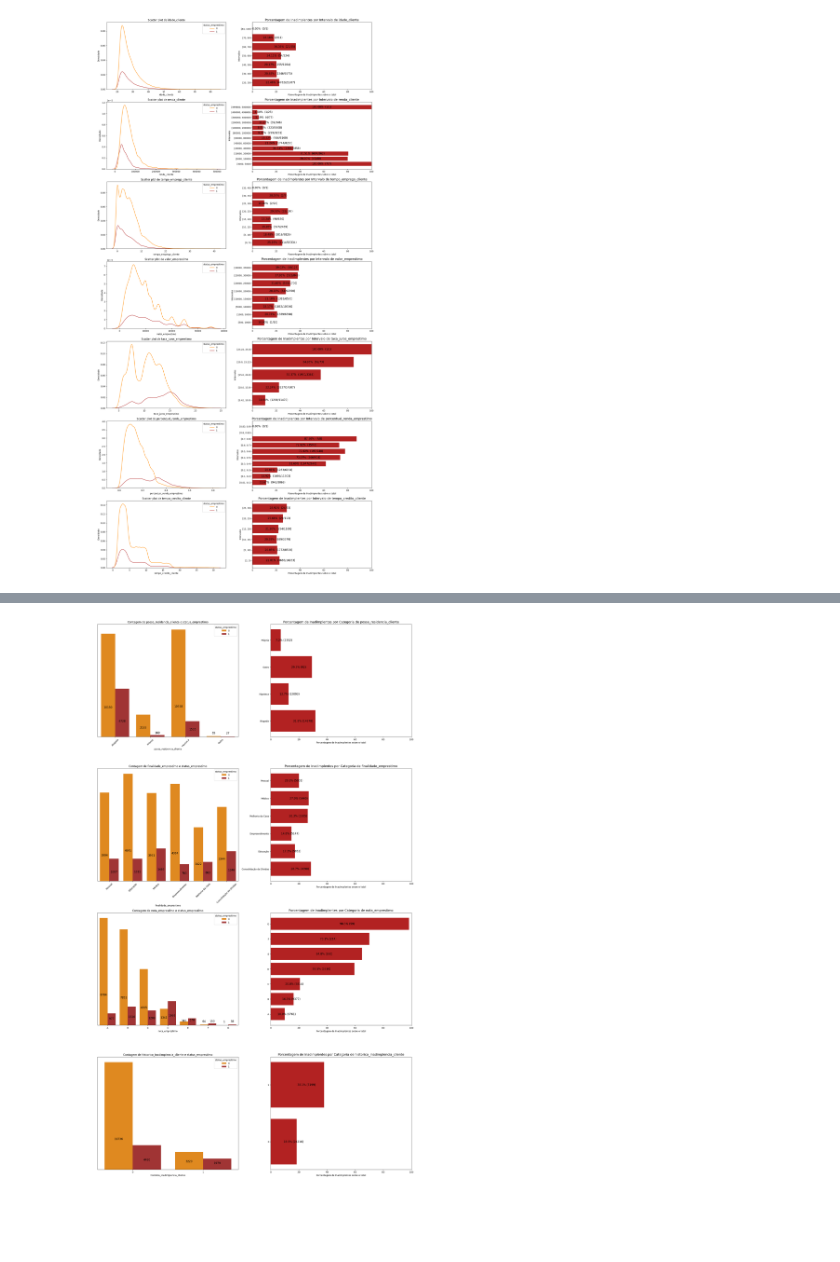
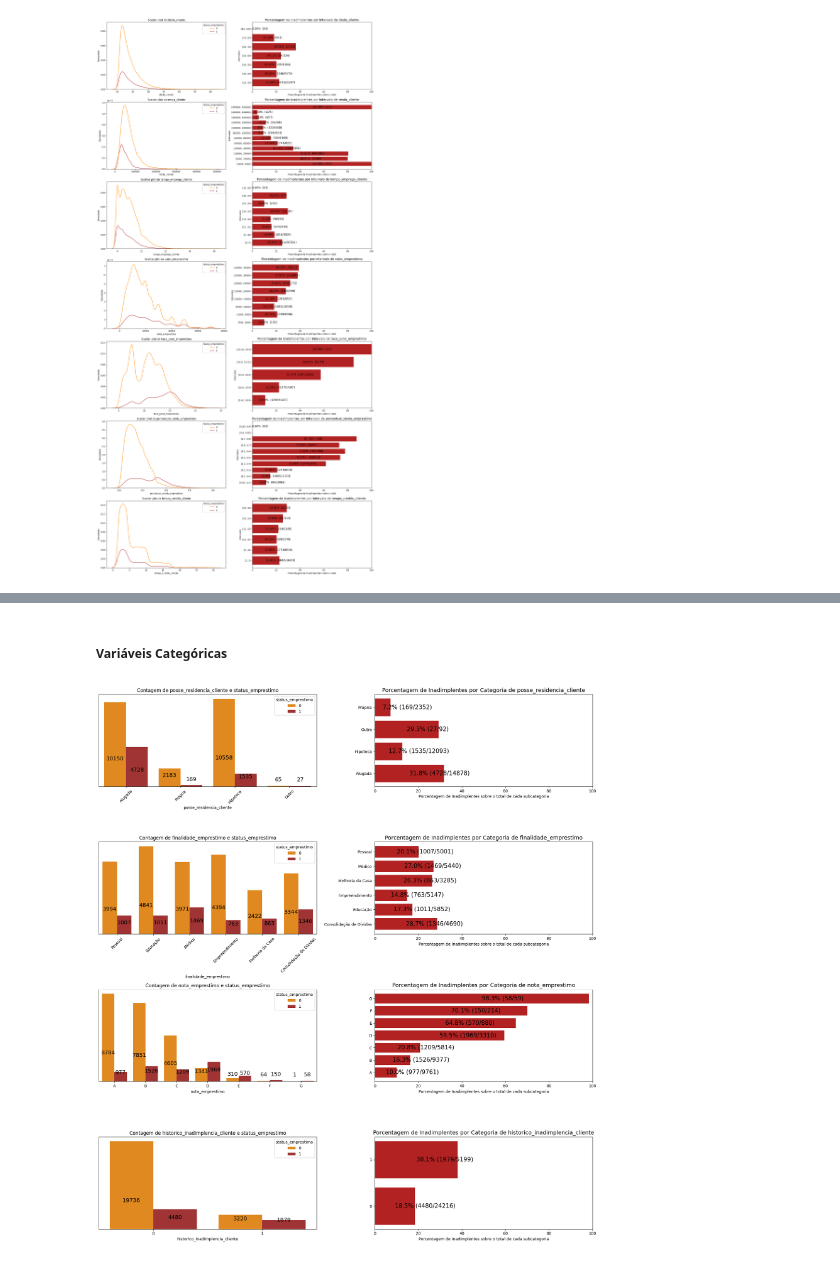
Before and after one commit to GBibiano/risco-credito, a Jupyter notebook: EDA_Credit_Risk.ipynb, the cells around one changed output, grey strips where cells are left out. Cells and saved outputs as stored; diff of their text form; code cells hidden in the pictures; blank space fills up the shorter version.

```diff
--- a/EDA_Credit_Risk.ipynb
+++ b/EDA_Credit_Risk.ipynb
@@ -672,17 +689,13 @@ Exibimos as distribuições KDE de todas as variáveis numéricas com base no ta
     - A maior concentração de inadimplentes aparece nos intervalos entre 2 e 15 anos de tempo de crédito com 6.147 instâncias.
     - Há uma participação relativamente constante dos inadimplentes em todos os intervalos.
     - Os inadimplentes possuem uma representação de 27% nos intervalos com tempo de crédito registrado acima de 20 anos.
+# %% [markdown]
+##### Variáveis Categóricas
 # %%
 inadimplencia_percentagens = dict()
 
-for feature in features_categoricas:
-    total_counts = df[feature].value_counts().sort_index()
-    inadimplentes_counts = df[df['status_emprestimo'] == 1][feature].value_counts().sort_index()
-    percentagens = (inadimplentes_counts / total_counts) * 100
-    inadimplencia_percentagens[feature] = percentagens
-
 # Cria uma figura com subplots
-fig, axes = plt.subplots(4, 2, figsize=(20, 5 * num_rows))
+fig, axes = plt.subplots(4, 2, figsize=(18, 20))
 
 for i, feature in enumerate(features_categoricas):
     row_countplot = 2 * i // 2
@@ -698,41 +711,41 @@ for i, feature in enumerate(features_categoricas):
     else:
         bars = sns.countplot(x=feature, data=df, hue='status_emprestimo', palette=colors)
 
     plt.yticks([])
     plt.ylabel('')
     plt.title(f"Contagem de {feature} e status_emprestimo", fontsize=12)
     if feature in ['posse_residencia_cliente', 'finalidade_emprestimo']:
         plt.xticks(rotation=45)
 
     # Adicionando anotações nas barras
     for p in bars.patches:
         height = p.get_height()
         if height > 0:
             bars.annotate(format(height, '.0f'),
                           (p.get_x() + p.get_width() / 2., height/4.),
-                          ha = 'center', va = 'bottom', fontsize=12,
+                          ha = 'center', va = 'bottom', fontsize=14,
                           xytext = (0, 10),
                           textcoords = 'offset points')
 
     # Porcentagem de inadimplentes em gráficos de barras horizontais
     ax = axes[row_barh, col_barh]
 
+    total_counts = df[feature].value_counts().sort_index()
+    inadimplentes_counts = df[df['status_emprestimo'] == 1][feature].value_counts().sort_index()
+    percentagens = (inadimplentes_counts / total_counts) * 100
+    inadimplencia_percentagens[feature] = percentagens
     percentagens = inadimplencia_percentagens[feature]
-    total_counts = df[feature].value_counts().sort_index()
+
     bars = ax.barh(percentagens.index.astype(str), percentagens.values, color=paleta_cores_inadimplente)
 
-    for bar, pct, total in zip(bars, percentagens.values, total_counts.values):
-        ax.text(bar.get_width()/2, bar.get_y() + bar.get_height()/2, f'{pct:.1f}% ({total})',
-                va='center', ha='left', fontsize=12)
+    for bar, pct, inadimplentes, total in zip(bars, percentagens.values, inadimplentes_counts.values, total_counts.values):
+        ax.text(bar.get_width()/2, bar.get_y() + bar.get_height()/2, f'{pct:.1f}% ({inadimplentes}/{total})',
+                va='center', ha='left', fontsize=15)
     ax.set_xlim(0, 100)
     ax.set_title(f'Porcentagem de Inadimplentes por Categoria de {feature}', fontsize=14)
-    ax.set_xlabel('Porcentagem de Inadimplentes sobre o total')
-
-# Remover gráficos vazios, se houver
-for j in range(num_features * 2, num_rows * num_cols):
-    fig.delaxes(axes.flat[j])
+    ax.set_xlabel('Porcentagem de Inadimplentes sobre o total de cada subcategoria')
 
 plt.tight_layout()
 plt.show()
 # %% [output]
-[figure, old version]
+[figure, new version]
```
Also changed, not shown: parts of 31 cells of this notebook, 1 other file.
